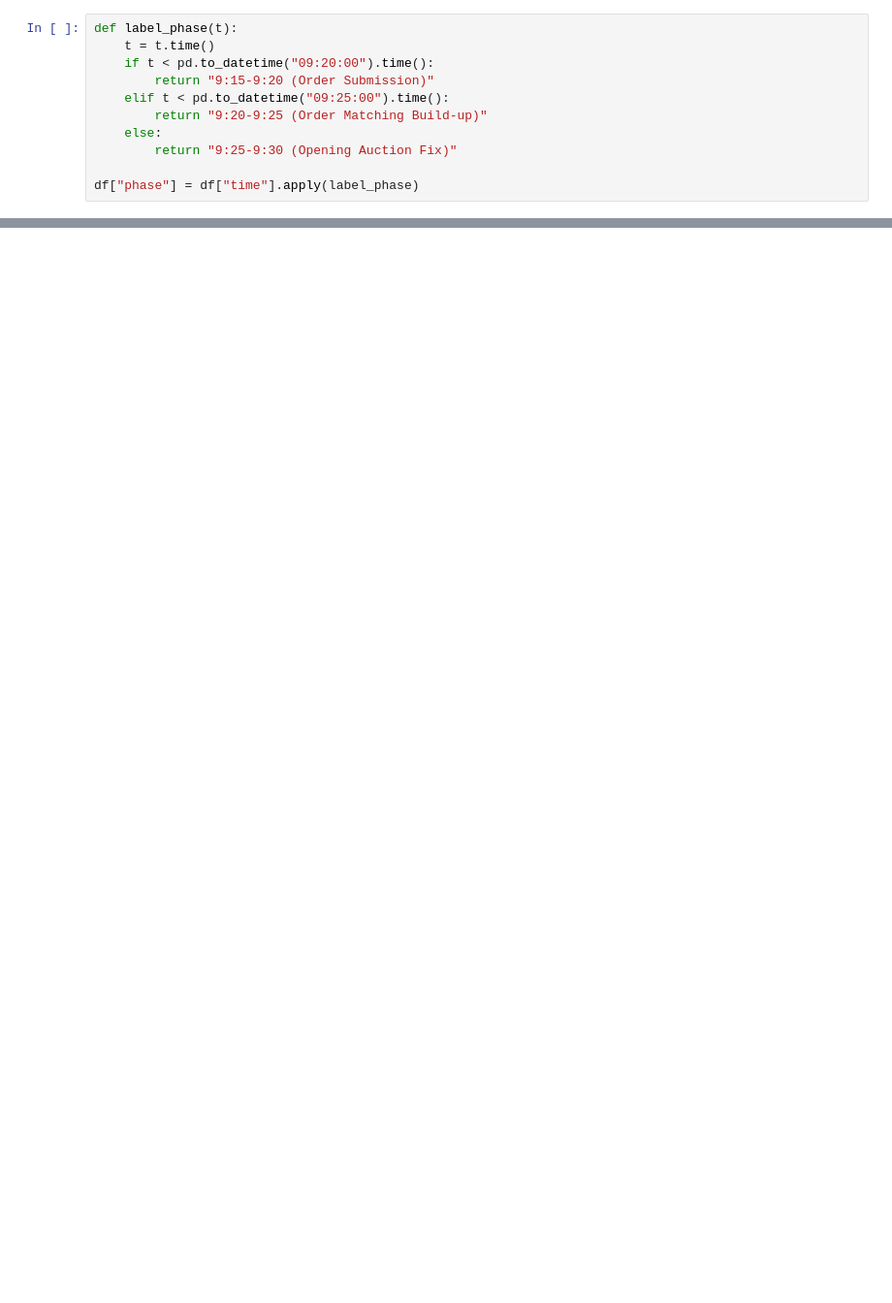
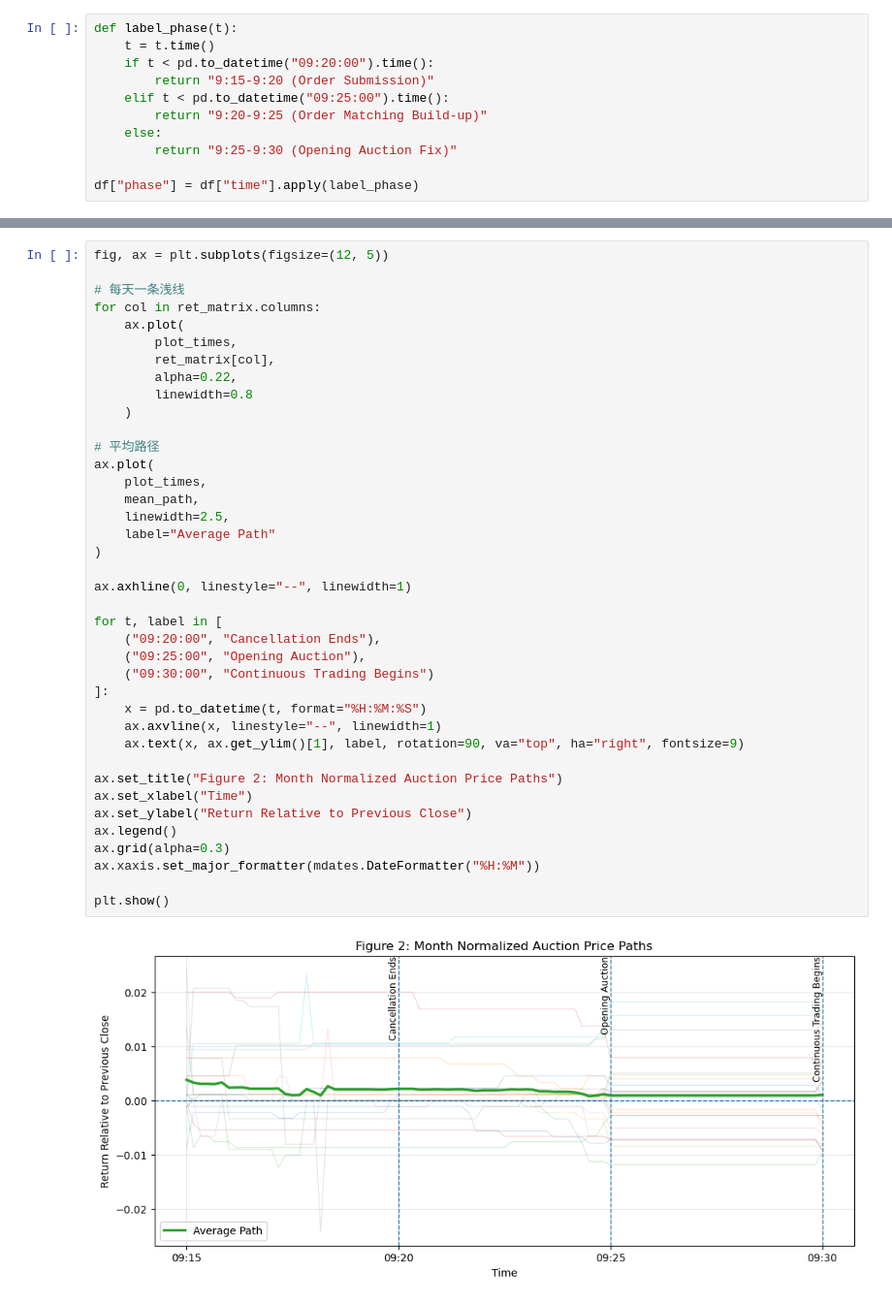
Before and after one commit to xiyuanzhu926/level2-research, a Jupyter notebook: level2-research/notebooks/01_level2_auction_intro.ipynb, the cells around one changed output, grey strips where cells are left out. Shown at 97% size. Saved outputs shown, nothing was run; the diff lists cells and outputs as text; blank space fills up the shorter version.

```diff
--- a/level2-research/notebooks/01_level2_auction_intro.ipynb
+++ b/level2-research/notebooks/01_level2_auction_intro.ipynb
@@ -264,0 +592,41 @@ plt.show()
+# %%
+fig, ax = plt.subplots(figsize=(12, 5))
+
+# 每天一条浅线
+for col in ret_matrix.columns:
+    ax.plot(
+        plot_times,
+        ret_matrix[col],
+        alpha=0.22,
+        linewidth=0.8
+    )
+
+# 平均路径
+ax.plot(
+    plot_times,
+    mean_path,
+    linewidth=2.5,
+    label="Average Path"
+)
+
+ax.axhline(0, linestyle="--", linewidth=1)
+
+for t, label in [
+    ("09:20:00", "Cancellation Ends"),
+    ("09:25:00", "Opening Auction"),
+    ("09:30:00", "Continuous Trading Begins")
+]:
+    x = pd.to_datetime(t, format="%H:%M:%S")
+    ax.axvline(x, linestyle="--", linewidth=1)
+    ax.text(x, ax.get_ylim()[1], label, rotation=90, va="top", ha="right", fontsize=9)
+
+ax.set_title("Figure 2: Month Normalized Auction Price Paths")
+ax.set_xlabel("Time")
+ax.set_ylabel("Return Relative to Previous Close")
+ax.legend()
+ax.grid(alpha=0.3)
+ax.xaxis.set_major_formatter(mdates.DateFormatter("%H:%M"))
+
+plt.show()
+# %% [output]
+[figure, added]
```
Also changed, not shown: parts of 67 cells of this notebook.
